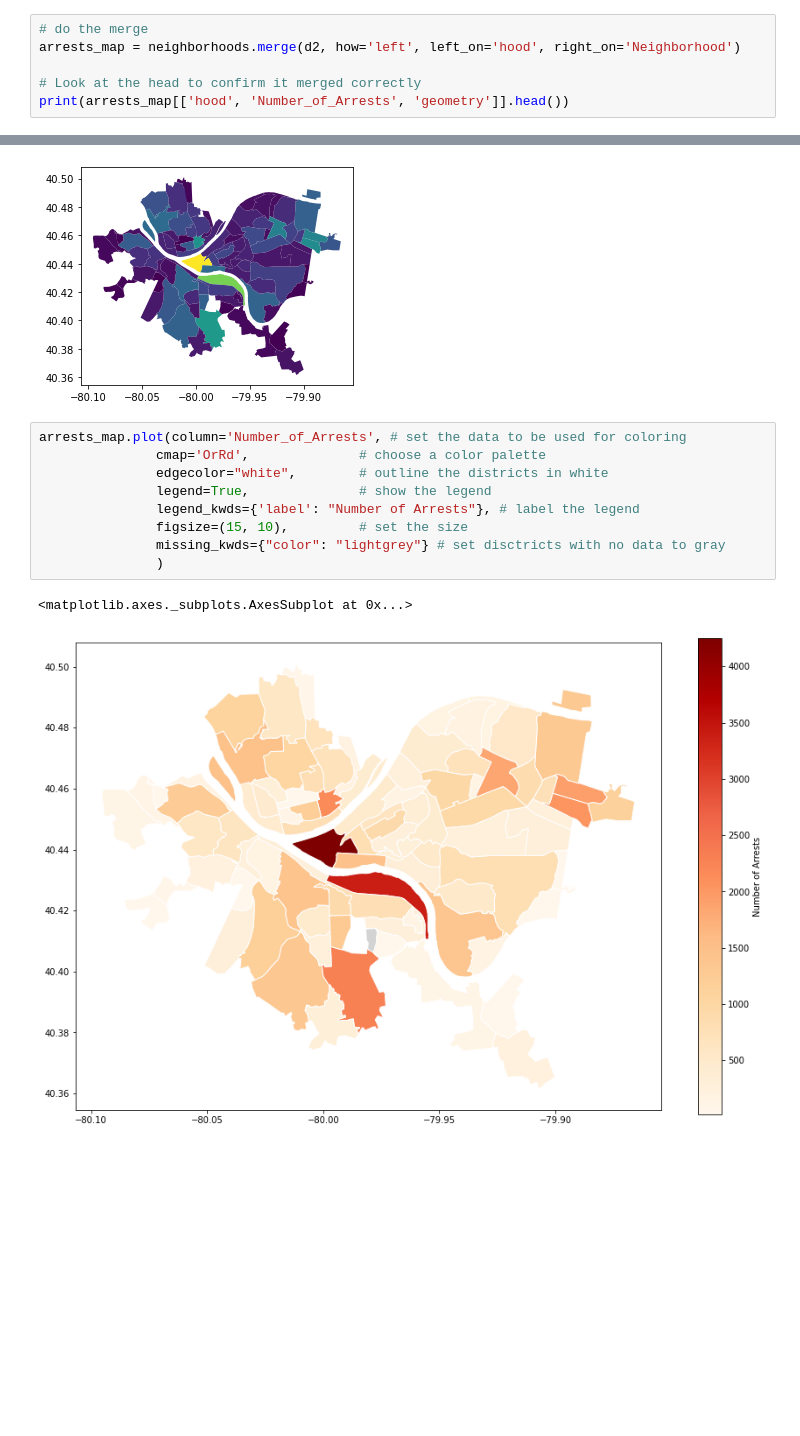
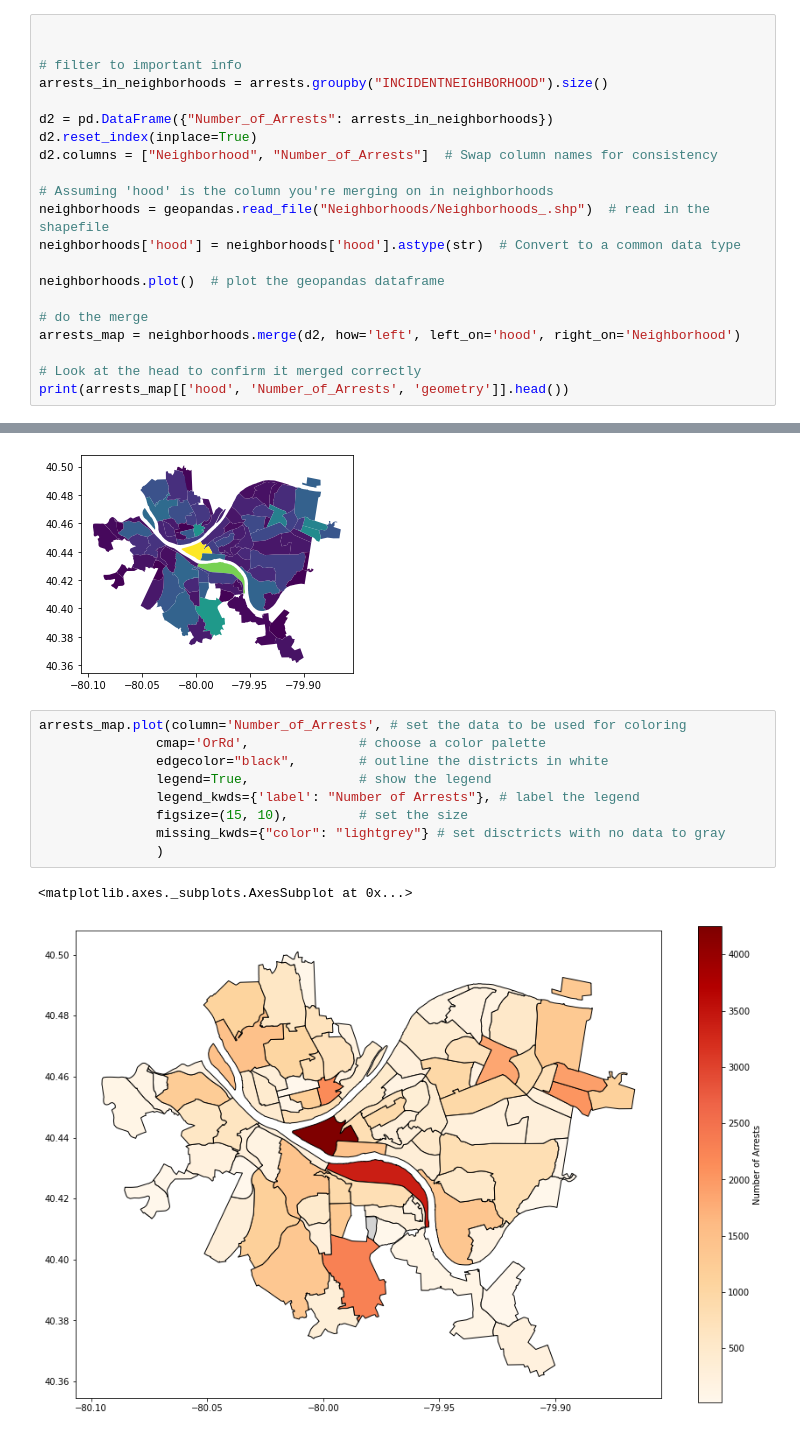
Before and after one commit to nischal2005/Big-Ideas-Final-Project-, a Jupyter notebook: Personal-Notebook-Police-Arrest.ipynb, the cells around one changed output, grey strips where cells are left out. Saved outputs shown, nothing was run; the diff lists cells and outputs as text; blank space fills up the shorter version.

```diff
--- a/Personal-Notebook-Police-Arrest.ipynb
+++ b/Personal-Notebook-Police-Arrest.ipynb
@@ -67,4 +43,19 @@ neighborhoods.plot() # plot the geopandas dataframe
 # %%
+
+
+# filter to important info
+arrests_in_neighborhoods = arrests.groupby("INCIDENTNEIGHBORHOOD").size()
+
+d2 = pd.DataFrame({"Number_of_Arrests": arrests_in_neighborhoods})
+d2.reset_index(inplace=True)
+d2.columns = ["Neighborhood", "Number_of_Arrests"]  # Swap column names for consistency
+
+# Assuming 'hood' is the column you're merging on in neighborhoods
+neighborhoods = geopandas.read_file("Neighborhoods/Neighborhoods_.shp")  # read in the shapefile
+neighborhoods['hood'] = neighborhoods['hood'].astype(str)  # Convert to a common data type
+
+neighborhoods.plot()  # plot the geopandas dataframe
+
 # do the merge
 arrests_map = neighborhoods.merge(d2, how='left', left_on='hood', right_on='Neighborhood')
 
@@ -93,12 +85,12 @@ arrests_map.plot(column='Number_of_Arrests')
 # %%
 arrests_map.plot(column='Number_of_Arrests', # set the data to be used for coloring
                cmap='OrRd',              # choose a color palette
-               edgecolor="white",        # outline the districts in white
+               edgecolor="black",        # outline the districts in white
                legend=True,              # show the legend
                legend_kwds={'label': "Number of Arrests"}, # label the legend
                figsize=(15, 10),         # set the size
                missing_kwds={"color": "lightgrey"} # set disctricts with no data to gray
                )
 # %% [output]
 <matplotlib.axes._subplots.AxesSubplot at 0x...>
-[figure, old version]
+[figure, new version]
```
Also changed, not shown: parts of 7 cells of this notebook, 2 other files.
